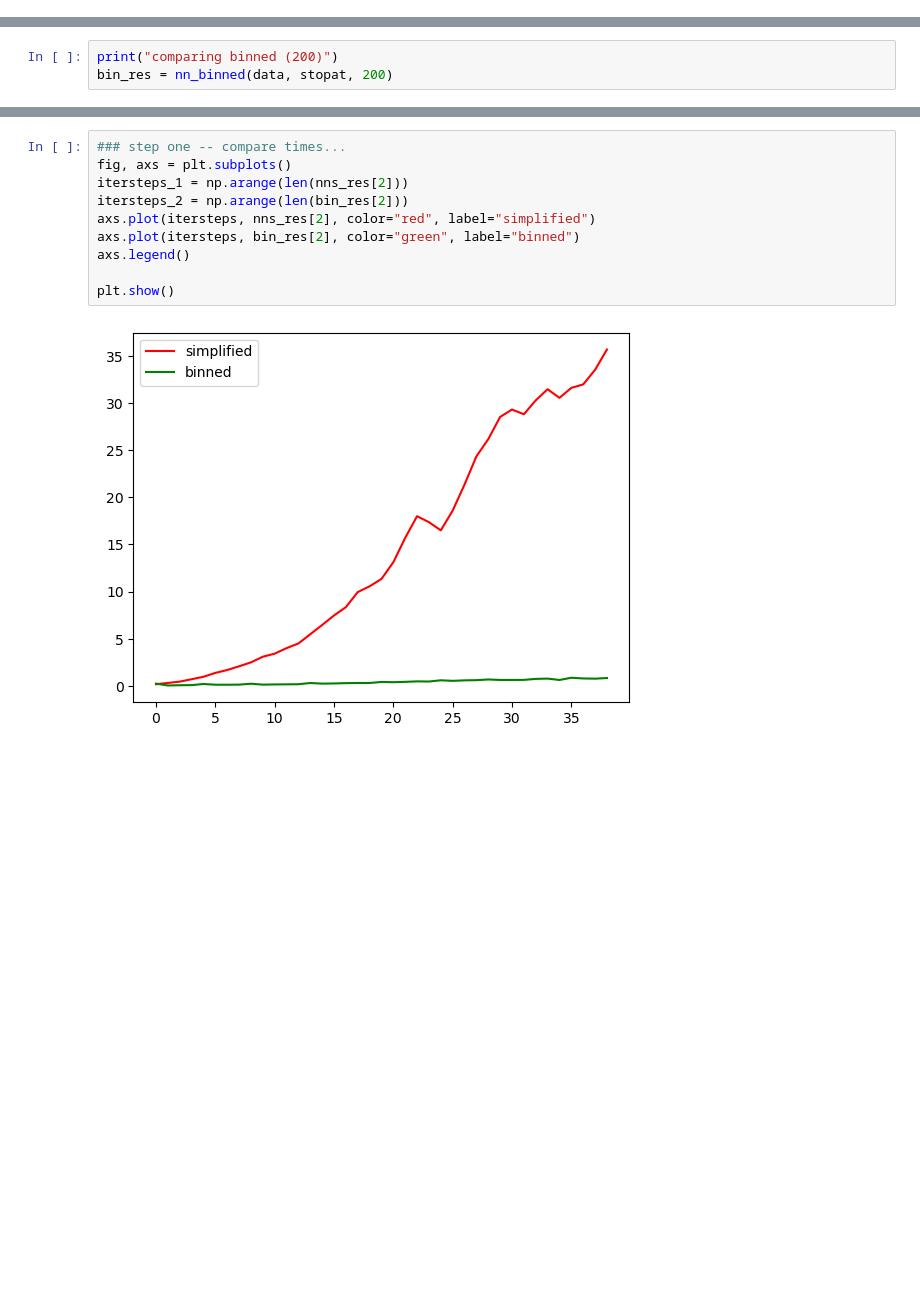
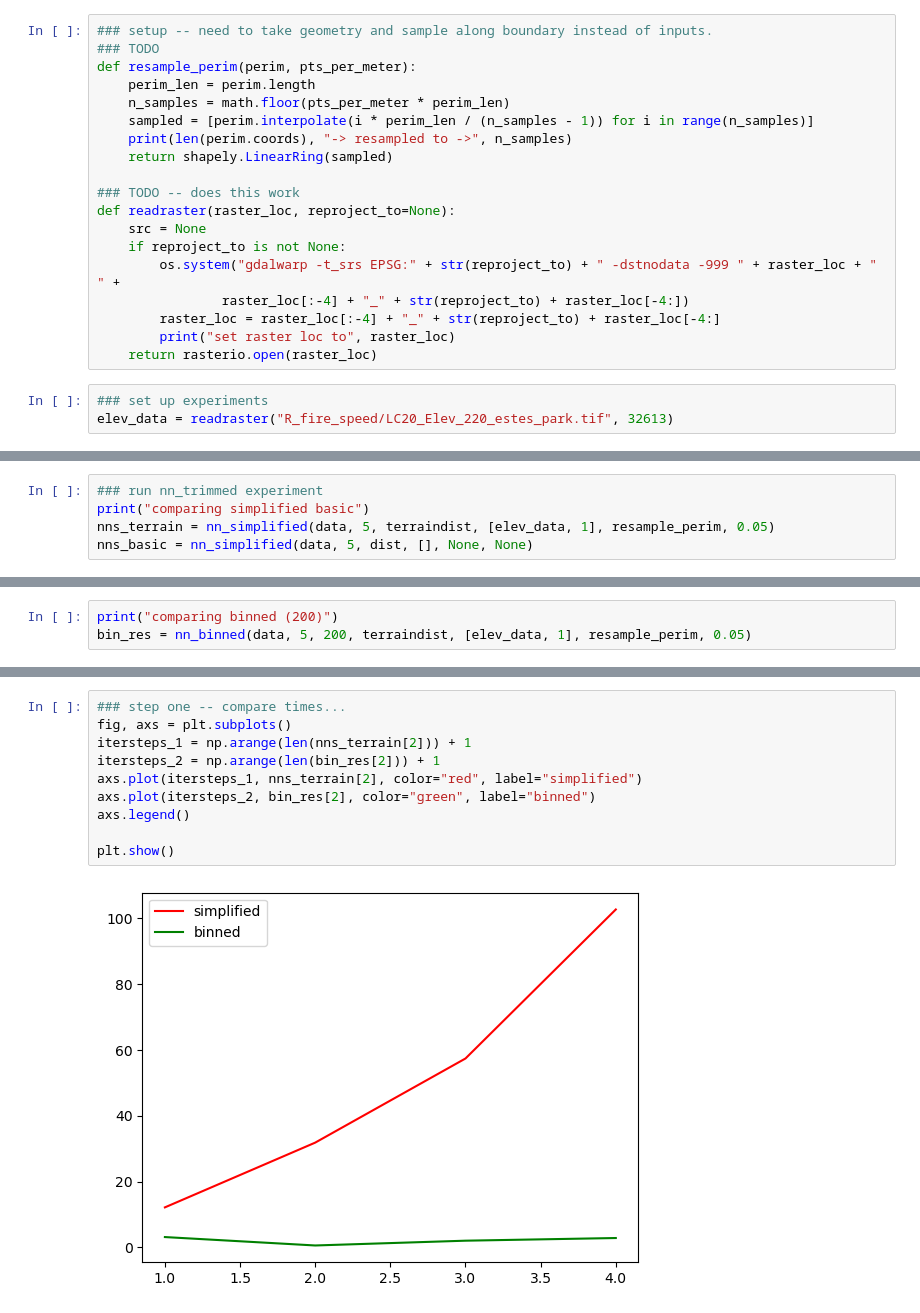
Before and after one commit to j-gams/fastfirespeed, a Jupyter notebook: fire_perims.ipynb, the cells around one changed output, grey strips where cells are left out. Saved outputs shown, nothing was run; the diff lists cells and outputs as text; blank space fills up the shorter version.

```diff
--- a/fire_perims.ipynb
+++ b/fire_perims.ipynb
@@ -170,0 +276,22 @@ simplified 20
+# %%
+### setup -- need to take geometry and sample along boundary instead of inputs.
+### TODO
+def resample_perim(perim, pts_per_meter):
+    perim_len = perim.length
+    n_samples = math.floor(pts_per_meter * perim_len)
+    sampled = [perim.interpolate(i * perim_len / (n_samples - 1)) for i in range(n_samples)]
+    print(len(perim.coords), "-> resampled to ->", n_samples)
+    return shapely.LinearRing(sampled)
+
+### TODO -- does this work
+def readraster(raster_loc, reproject_to=None):
+    src = None
+    if reproject_to is not None:
+        os.system("gdalwarp -t_srs EPSG:" + str(reproject_to) + " -dstnodata -999 " + raster_loc + " " +
+                raster_loc[:-4] + "_" + str(reproject_to) + raster_loc[-4:])
+        raster_loc = raster_loc[:-4] + "_" + str(reproject_to) + raster_loc[-4:]
+        print("set raster loc to", raster_loc)
+    return rasterio.open(raster_loc)
+# %%
+### set up experiments
+elev_data = readraster("R_fire_speed/LC20_Elev_220_estes_park.tif", 32613)
@@ -170,0 +321,5 @@ simplified 20
+# %%
+### run nn_trimmed experiment
+print("comparing simplified basic")
+nns_terrain = nn_simplified(data, 5, terraindist, [elev_data, 1], resample_perim, 0.05)
+nns_basic = nn_simplified(data, 5, dist, [], None, None)
@@ -323,5 +504,5 @@ simplified 30
 # %%
 print("comparing binned (200)")
-bin_res = nn_binned(data, stopat, 200)
+bin_res = nn_binned(data, 5, 200, terraindist, [elev_data, 1], resample_perim, 0.05)
 # %% [output]
 comparing binned (200)
@@ -331,12 +525,12 @@ simplified 9
 # %%
 ### step one -- compare times...
 fig, axs = plt.subplots()
-itersteps_1 = np.arange(len(nns_res[2]))
-itersteps_2 = np.arange(len(bin_res[2]))
-axs.plot(itersteps, nns_res[2], color="red", label="simplified")
-axs.plot(itersteps, bin_res[2], color="green", label="binned")
+itersteps_1 = np.arange(len(nns_terrain[2])) + 1
+itersteps_2 = np.arange(len(bin_res[2])) + 1
+axs.plot(itersteps_1, nns_terrain[2], color="red", label="simplified")
+axs.plot(itersteps_2, bin_res[2], color="green", label="binned")
 axs.legend()
 
 plt.show()
 # %% [output]
-[figure, old version]
+[figure, new version]
```
Also changed, not shown: parts of 18 cells of this notebook, 4 other files.
